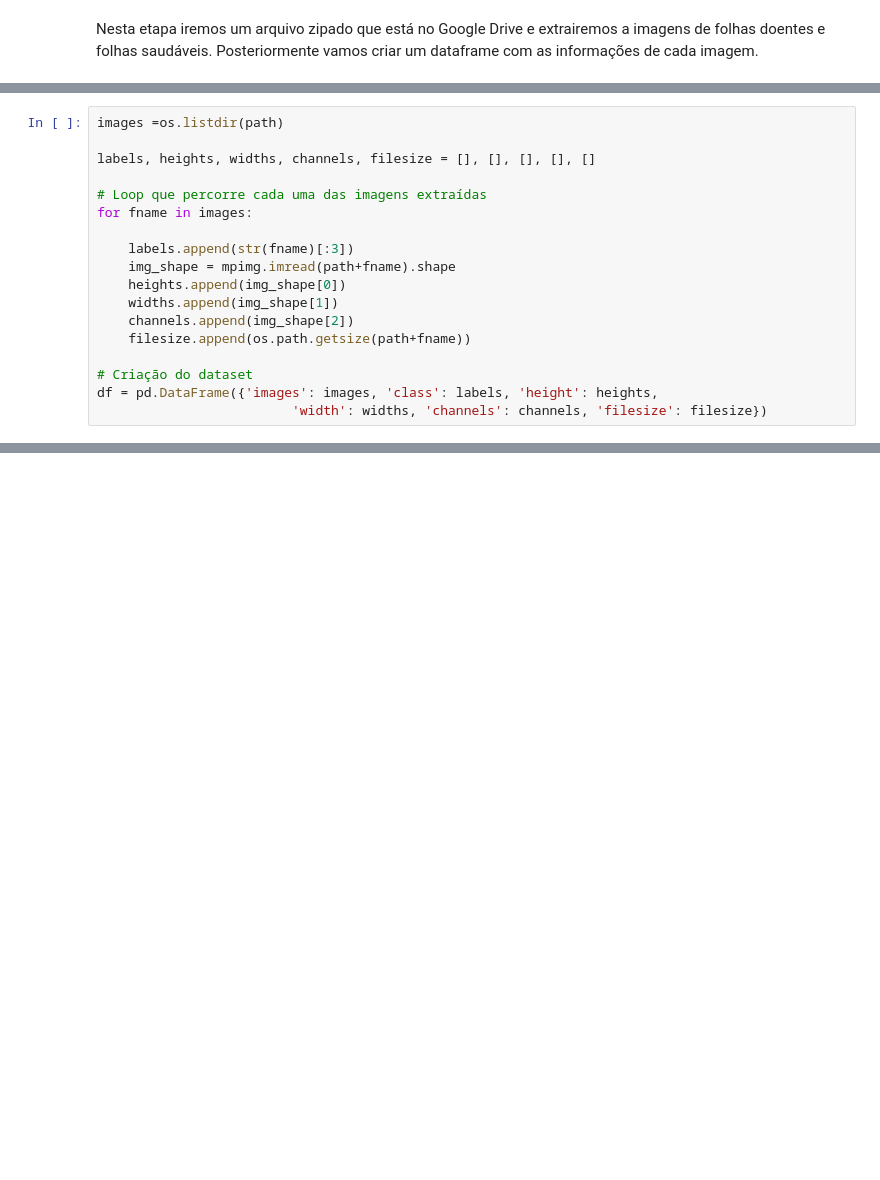
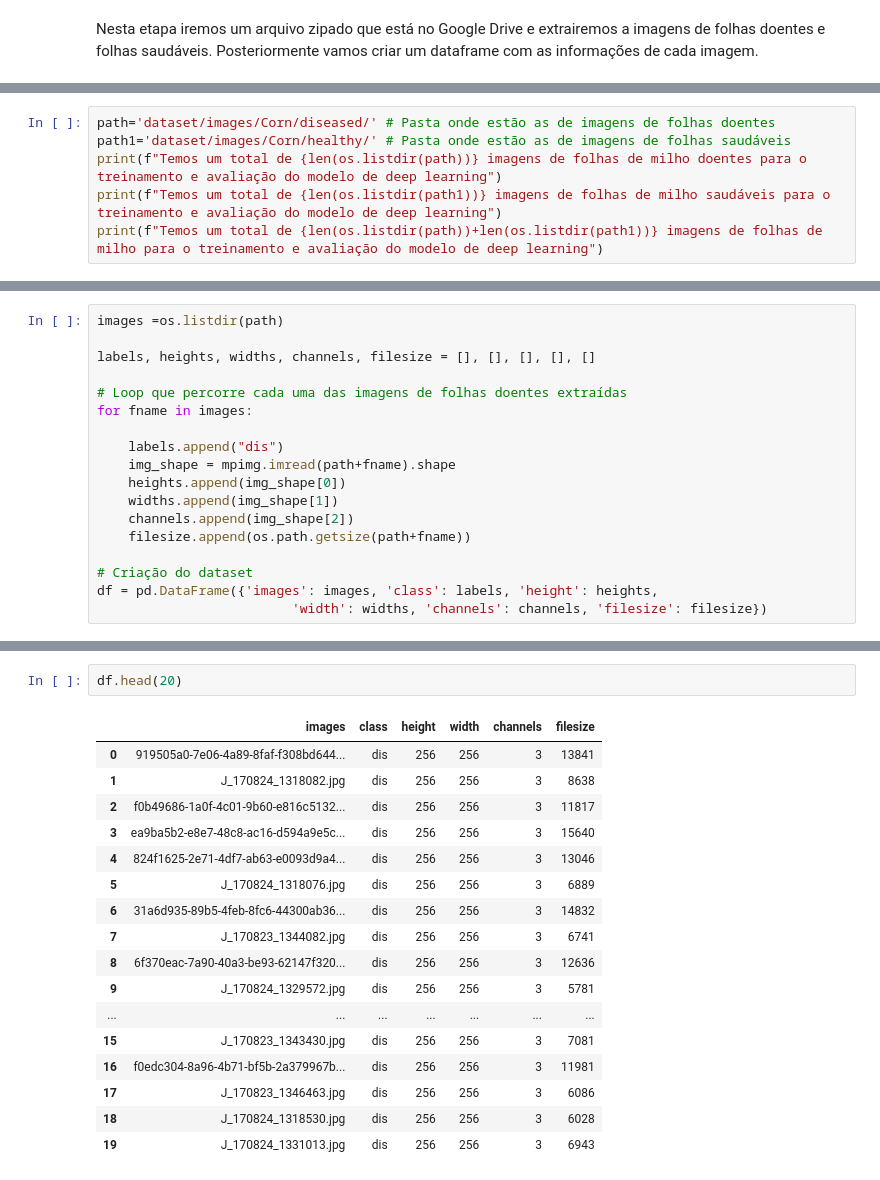
Before and after one commit to joserobertofox/datascience, a Jupyter notebook: MVP2_DL_Visão_Computacional.ipynb, the cells around one changed output, grey strips where cells are left out. Saved outputs shown, nothing was run; the diff lists cells and outputs as text; blank space fills up the shorter version.

```diff
--- a/MVP2_DL_Visão_Computacional.ipynb
+++ b/MVP2_DL_Visão_Computacional.ipynb
@@ -124,0 +125,6 @@ Temos um total de 4117 imagens de folhas de milho para o treinamento e avaliaç
+# %%
+path='dataset/images/Corn/diseased/' # Pasta onde estão as de imagens de folhas doentes
+path1='dataset/images/Corn/healthy/' # Pasta onde estão as de imagens de folhas saudáveis
+print(f"Temos um total de {len(os.listdir(path))} imagens de folhas de milho doentes para o treinamento e avaliação do modelo de deep learning")
+print(f"Temos um total de {len(os.listdir(path1))} imagens de folhas de milho saudáveis para o treinamento e avaliação do modelo de deep learning")
+print(f"Temos um total de {len(os.listdir(path))+len(os.listdir(path1))} imagens de folhas de milho para o treinamento e avaliação do modelo de deep learning")
@@ -132,10 +145,10 @@ images =os.listdir(path)
 
 labels, heights, widths, channels, filesize = [], [], [], [], []
 
-# Loop que percorre cada uma das imagens extraídas
+# Loop que percorre cada uma das imagens de folhas doentes extraídas
 for fname in images:
 
-    labels.append(str(fname)[:3])
+    labels.append("dis")
     img_shape = mpimg.imread(path+fname).shape
     heights.append(img_shape[0])
     widths.append(img_shape[1])
@@ -147,0 +181,20 @@ df = pd.DataFrame({'images': images, 'class': labels, 'height': heights,
+# %%
+df.head(20)
+# %% [output]
+|  | images | class | height | width | channels | filesize |
+| 0 | 919505a0-7e06-4a89-8faf-f308bd644... | dis | 256 | 256 | 3 | 13841 |
+| 1 | J_170824_1318082.jpg | dis | 256 | 256 | 3 | 8638 |
+| 2 | f0b49686-1a0f-4c01-9b60-e816c5132... | dis | 256 | 256 | 3 | 11817 |
+| 3 | ea9ba5b2-e8e7-48c8-ac16-d594a9e5c... | dis | 256 | 256 | 3 | 15640 |
+| 4 | 824f1625-2e71-4df7-ab63-e0093d9a4... | dis | 256 | 256 | 3 | 13046 |
+| 5 | J_170824_1318076.jpg | dis | 256 | 256 | 3 | 6889 |
+| 6 | 31a6d935-89b5-4feb-8fc6-44300ab36... | dis | 256 | 256 | 3 | 14832 |
+| 7 | J_170823_1344082.jpg | dis | 256 | 256 | 3 | 6741 |
+| 8 | 6f370eac-7a90-40a3-be93-62147f320... | dis | 256 | 256 | 3 | 12636 |
+| 9 | J_170824_1329572.jpg | dis | 256 | 256 | 3 | 5781 |
+| ... | ... | ... | ... | ... | ... | ... |
+| 15 | J_170823_1343430.jpg | dis | 256 | 256 | 3 | 7081 |
+| 16 | f0edc304-8a96-4b71-bf5b-2a379967b... | dis | 256 | 256 | 3 | 11981 |
+| 17 | J_170823_1346463.jpg | dis | 256 | 256 | 3 | 6086 |
+| 18 | J_170824_1318530.jpg | dis | 256 | 256 | 3 | 6028 |
+| 19 | J_170824_1331013.jpg | dis | 256 | 256 | 3 | 6943 |
```
Also changed, not shown: parts of 8 cells of this notebook.
